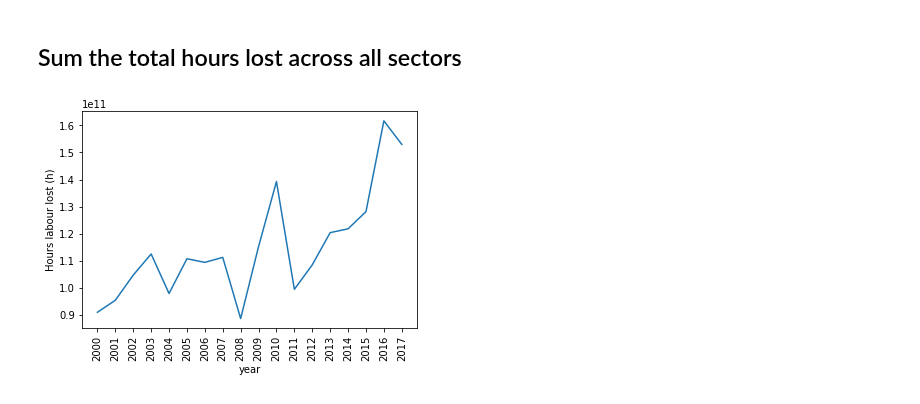
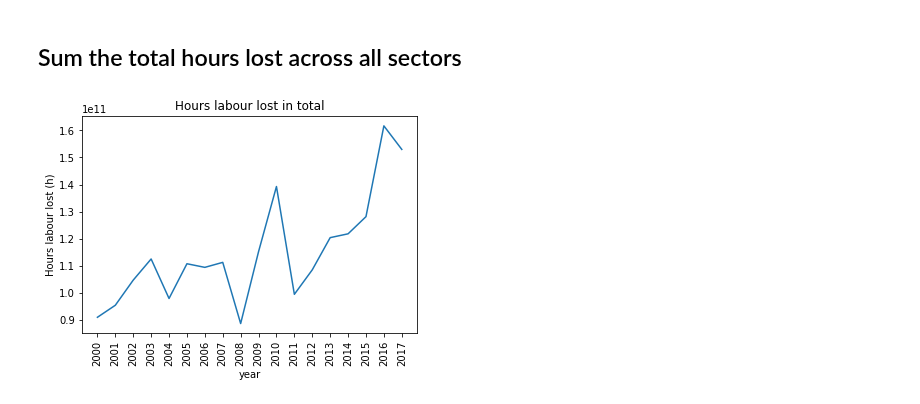
Before and after one commit to mangecoeur/health-climate-exposure, a Jupyter notebook: 1.3 Labour capacity change.ipynb, the cells around one changed output. Saved outputs shown, nothing was run; the diff lists cells and outputs as text; code cells hidden in the pictures.

```diff
--- a/1.3 Labour capacity change.ipynb
+++ b/1.3 Labour capacity change.ipynb
@@ -446,7 +439,8 @@ plt.xticks(agri_ts.year, rotation=90);
 loss_hours_total = agri_ts + indu_ts + serv_ts
 # %%
 loss_hours_total.plot()
+plt.title('Hours labour lost in total')
 plt.ylabel('Hours labour lost (h)')
 plt.xticks(loss_hours_total.year, rotation=90);
 # %% [output]
-[figure, old version]
+[figure, new version]
```
Also changed, not shown: parts of 7 cells of this notebook.
